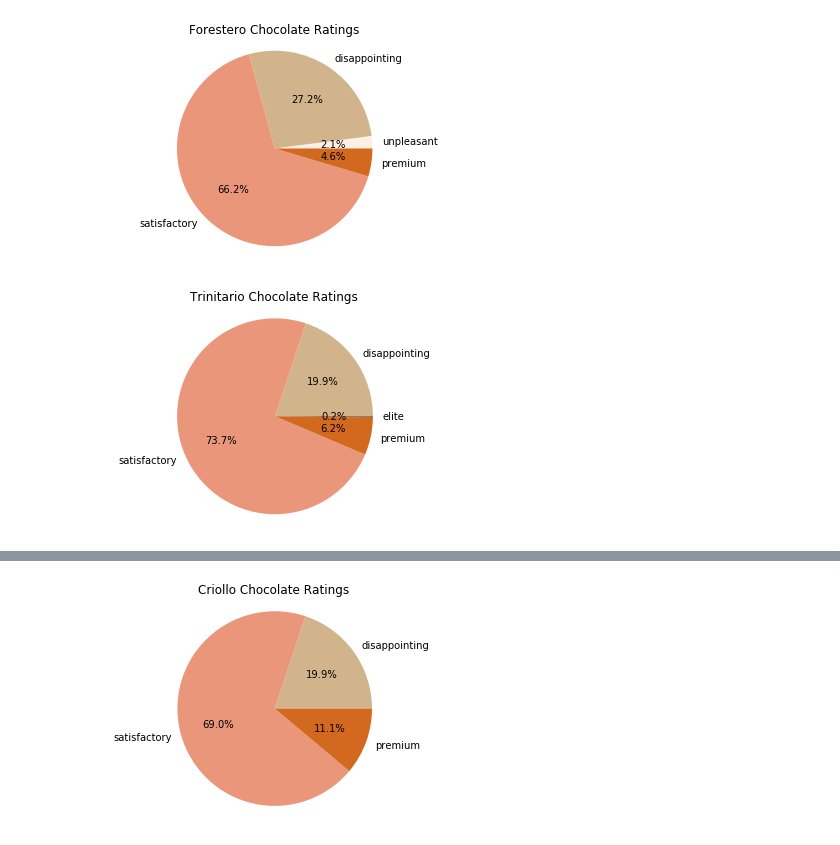
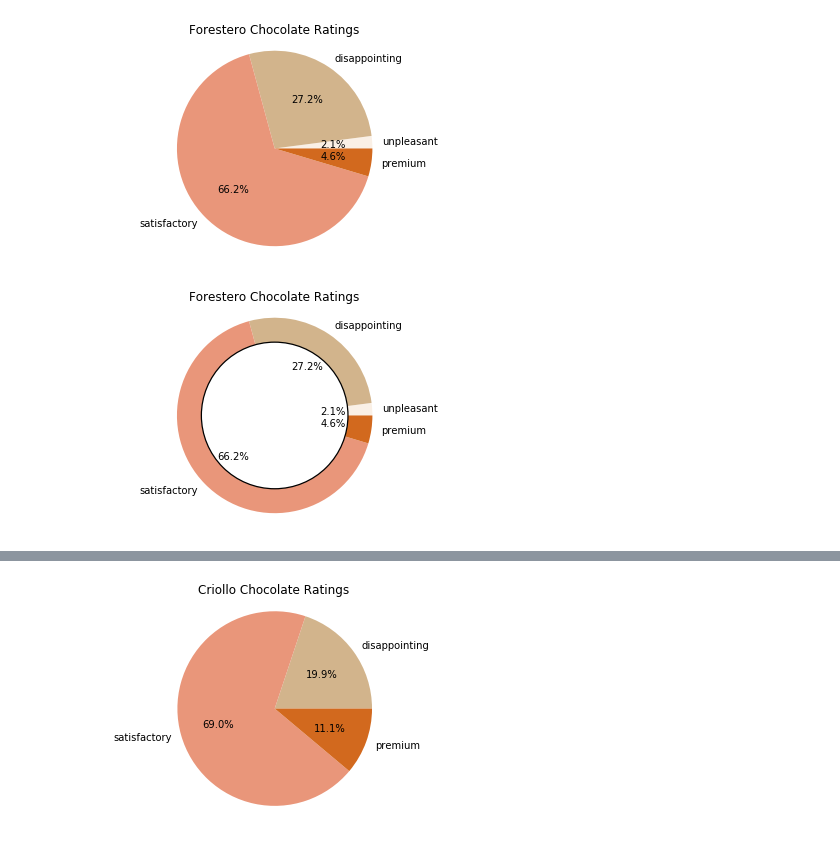
Before and after one commit to Data-Seal-Team-6/Project-1, a Jupyter notebook: Sabrina_Chocolate.ipynb, the cells around one changed output, grey strips where cells are left out. Drawn from its saved outputs; the diff is of its cells as text; code cells hidden in the pictures.

Commit message:
Added donut charts

```diff
--- a/Sabrina_Chocolate.ipynb
+++ b/Sabrina_Chocolate.ipynb
@@ -259,6 +260,29 @@ plt.axis("equal")
 plt.savefig("Images/forestero_proportions.png")
 # %% [output]
 [figure]
+# %%
+# Get rid of the pie charts because they're all going to laugh at you.
+
+# The slices will be ordered and plotted counter-clockwise.
+labels = ["unpleasant", "disappointing", "satisfactory", "premium"]
+sizes = [f_unpleasant, f_disappointing, f_satisfactory, f_premium]
+colors = ["linen", "tan", "darksalmon", "chocolate"]
+
+plt.pie(sizes, labels=labels, colors=colors, autopct='%1.1f%%',)
+
+#draw a circle at the center of pie to make it look like a donut
+centre_circle = plt.Circle((0,0),0.75,color='black', fc='white',linewidth=1.25)
+fig = plt.gcf()
+fig.gca().add_artist(centre_circle)
+
+
+# Set aspect ratio to be equal so that pie is drawn as a circle.
+plt.title("Forestero Chocolate Ratings")
+plt.axis("equal")
+plt.savefig("Images/forestero_donut_proportions.png")
+plt.show()
+# %% [output]
+[figure, added]
 # %%
 # Lets make a pie chart for the Trinitario types of beans
 
@@ -276,13 +300,11 @@ t_elite = trinitario_elite["Rating"].count()
 
 
 # Since there are no unpleasant trinitario chocolates, don't put it the chart to make the chart cleaner
-labels = ["disappointing", "satisfactory", "premium", "elite"]
-sizes = [t_disappointing, t_satisfactory, t_premium, t_elite]
-colors = ["tan", "darksalmon", "chocolate", "saddlebrown"]
+# labels = ["disappointing", "satisfactory", "premium", "elite"]
+# sizes = [t_disappointing, t_satisfactory, t_premium, t_elite]
+# colors = ["tan", "darksalmon", "chocolate", "saddlebrown"]
 
-plt.pie(sizes, labels=labels, autopct = "%1.1f%%", colors=colors)
-plt.title("Trinitario Chocolate Ratings")
-plt.axis("equal")
-plt.savefig("Images/trinitario_proportions.png")
+# plt.pie(sizes, labels=labels, autopct = "%1.1f%%", colors=colors)
+# plt.title("Trinitario Chocolate Ratings")
+# plt.axis("equal")
+# plt.savefig("Images/trinitario_proportions.png")
-# %% [output]
-[figure, removed]
```
Also changed, not shown: parts of 4 cells of this notebook, 3 other files.
